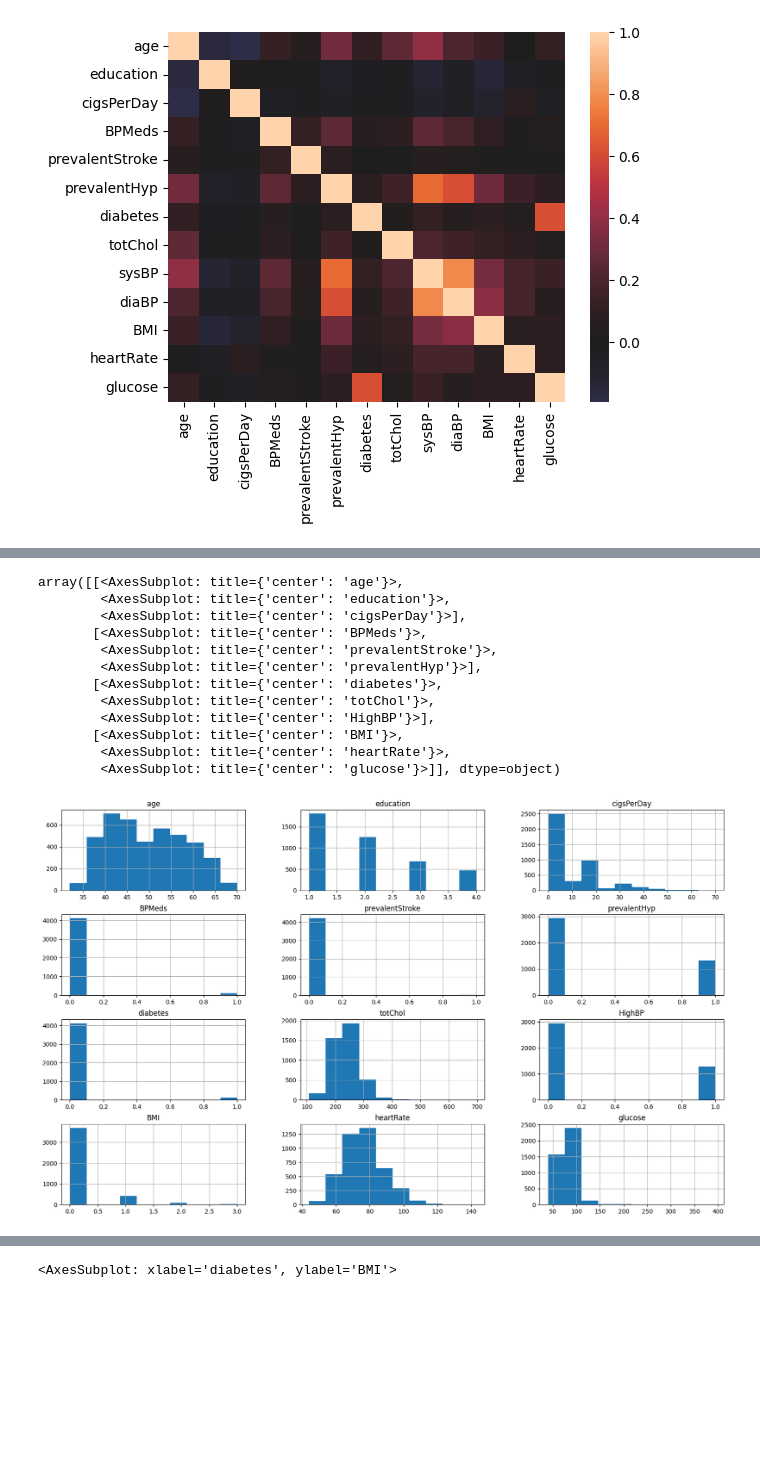
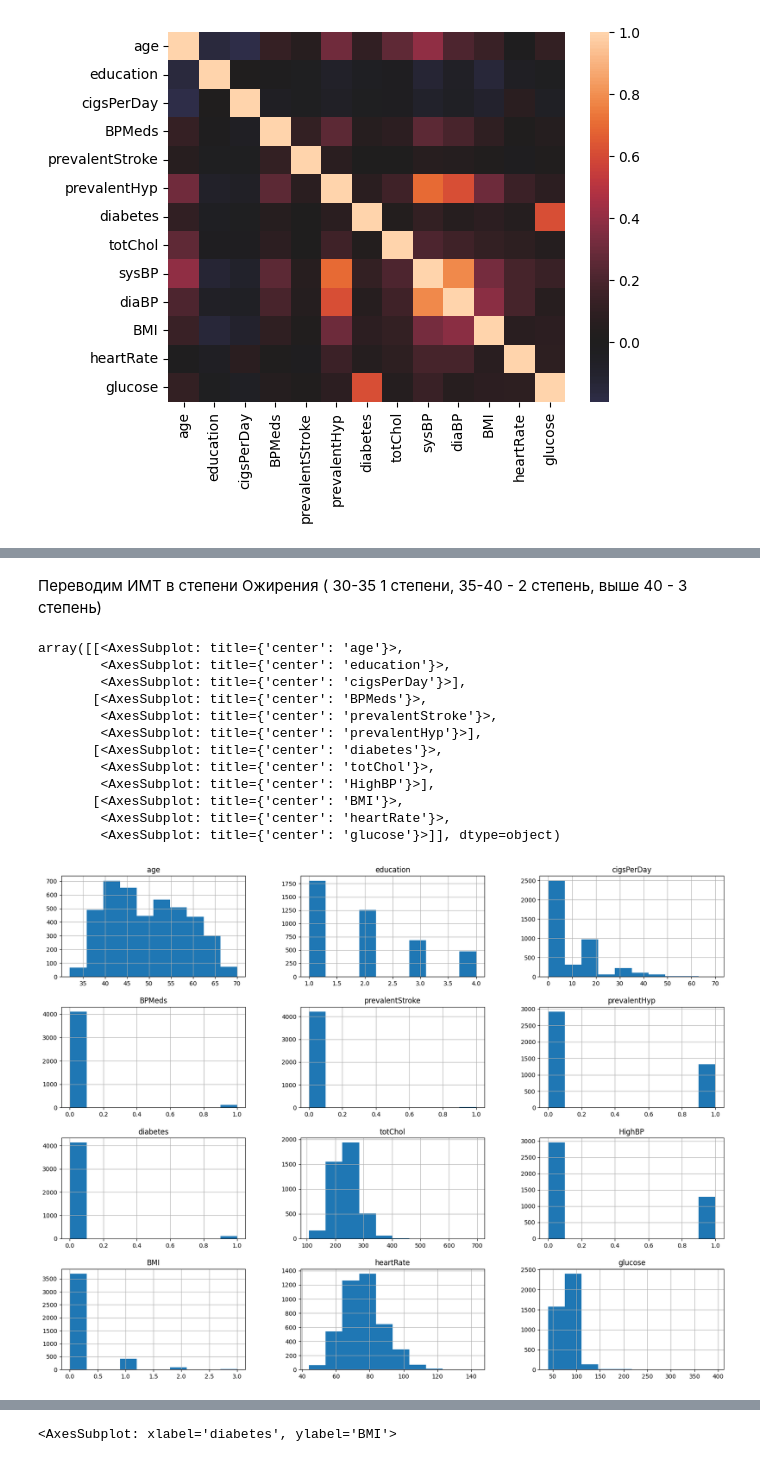
Before and after one commit to Rinengen/Python_HW, a Jupyter notebook: progect_5/SF_HW_4.ipynb, the cells around one changed output, grey strips where cells are left out. Saved outputs shown, nothing was run; the diff lists cells and outputs as text; code cells hidden in the pictures; blank space fills up the shorter version.

```diff
--- a/progect_5/SF_HW_4.ipynb
+++ b/progect_5/SF_HW_4.ipynb
@@ -386,6 +358,8 @@ df_2['sysBP'] = df_2['sysBP'].apply(lambda x: 1.0 if x >=140 in df_2['sysBP'] el
 df_2 = df_2.drop('diaBP', axis=1)
 # %%
 df_2 = df_2.rename(columns={'sysBP':'HighBP'})
+# %% [markdown]
+Переводим ИМТ в степени Ожирения ( 30-35 1 степени, 35-40 - 2 степень, выше 40 - 3 степень)
 # %%
 
 a = df_2['BMI']
@@ -398,18 +372,18 @@ def BMI_I(a):
 # %%
 df_2['BMI']=  df_2['BMI'].apply(BMI_I)
 # %%
-df_2[df_2.columns].hist(figsize=(20,12))
+df_2[df_2.columns].hist(figsize=(20,15))
 # %% [output]
 array([[<AxesSubplot: title={'center': 'age'}>,
         <AxesSubplot: title={'center': 'education'}>,
         <AxesSubplot: title={'center': 'cigsPerDay'}>],
        [<AxesSubplot: title={'center': 'BPMeds'}>,
         <AxesSubplot: title={'center': 'prevalentStroke'}>,
         <AxesSubplot: title={'center': 'prevalentHyp'}>],
        [<AxesSubplot: title={'center': 'diabetes'}>,
         <AxesSubplot: title={'center': 'totChol'}>,
         <AxesSubplot: title={'center': 'HighBP'}>],
        [<AxesSubplot: title={'center': 'BMI'}>,
         <AxesSubplot: title={'center': 'heartRate'}>,
         <AxesSubplot: title={'center': 'glucose'}>]], dtype=object)
-[figure, old version]
+[figure, new version]
```
Also changed, not shown: parts of 15 cells of this notebook.
